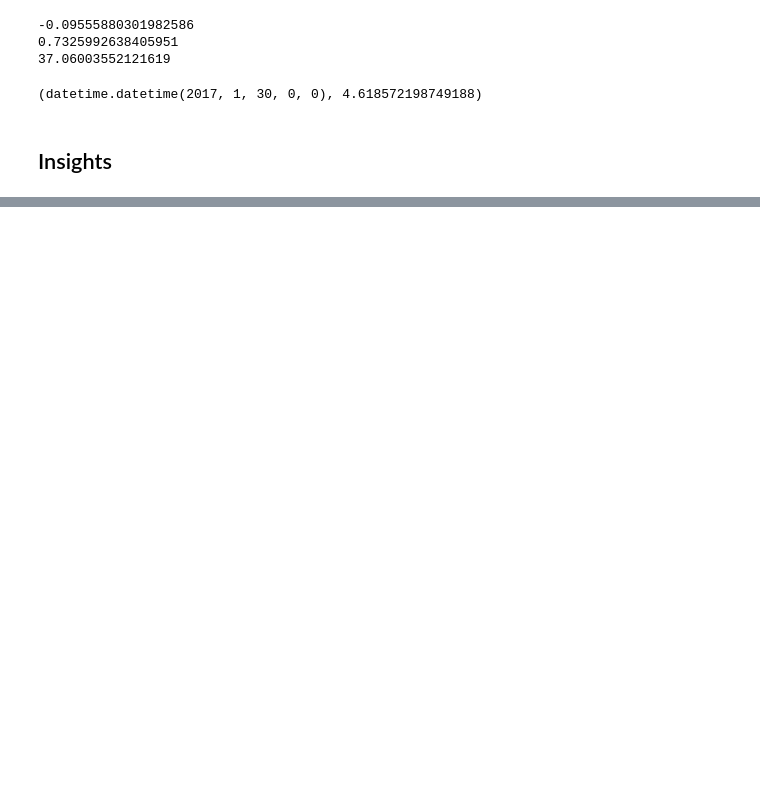
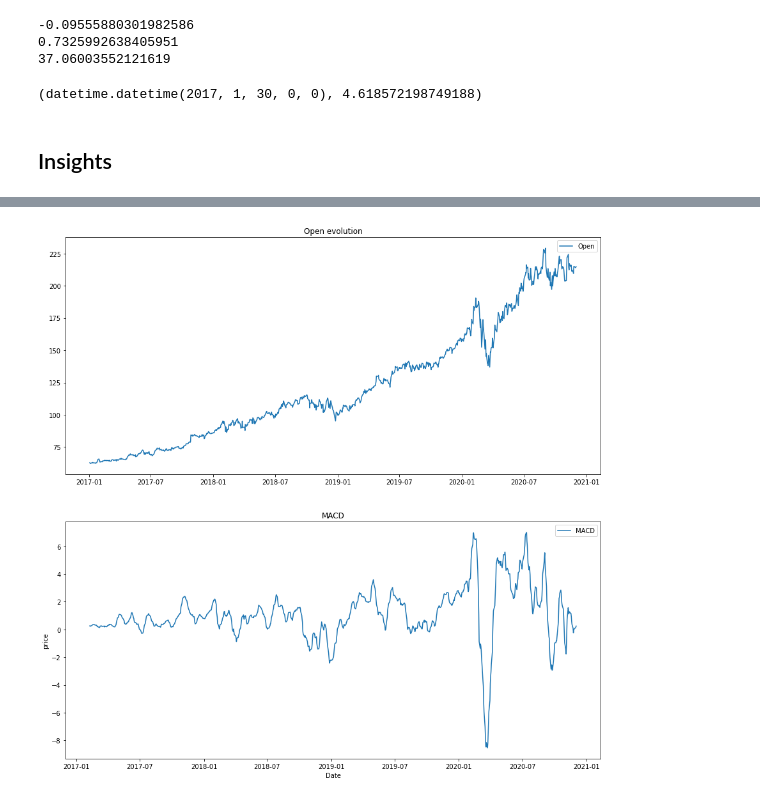
Before and after one commit to Enjoyshi/BigData, a Jupyter notebook: project.ipynb, the cells around one changed output, grey strips where cells are left out. Saved outputs shown, nothing was run; the diff lists cells and outputs as text; code cells hidden in the pictures; blank space fills up the shorter version.

```diff
--- a/project.ipynb
+++ b/project.ipynb
@@ -669,0 +876,46 @@ print(bestRoR(df, "2017-01-03", "month"))
+# %%
+def MACD(df, column='Open'):
+    """Plot MACD curve
+
+    Parameters
+    ----------
+    df : DataFrame
+
+    columns: string
+        default Open
+    Returns
+    -------
+        Void
+    """
+    @pandas_udf('float')
+    def pmacd(pdf):
+        k = pdf.ewm(span=12, adjust=False, min_periods=12).mean()
+        d = pdf.ewm(span=26, adjust=False, min_periods=26).mean()
+
+        macd = k - d
+        return macd
+
+    macd= pmacd(col(column))
+
+    df = df.withColumn('macd', macd)
+
+
+    Date = [val for val in df.select('Date').collect()]
+    macd_curve = [val for val in df.select('macd').collect()]
+    ref = [val for val in df.select(column).collect()]
+
+    figure, axis = plt.subplots(2, 1, figsize=(15,15))
+
+    plt.xlabel('Date')
+    plt.ylabel('price')
+
+    axis[0].plot(Date, ref, label= column)
+    axis[0].set_title(column + ' evolution')
+    axis[0].legend()
+    axis[1].plot(Date, macd_curve, label= 'MACD')
+    axis[1].set_title("MACD")
+    axis[1].legend()
+# %%
+MACD(df)
+# %% [output]
+[figure, added]
```
Also changed, not shown: parts of 19 cells of this notebook.
